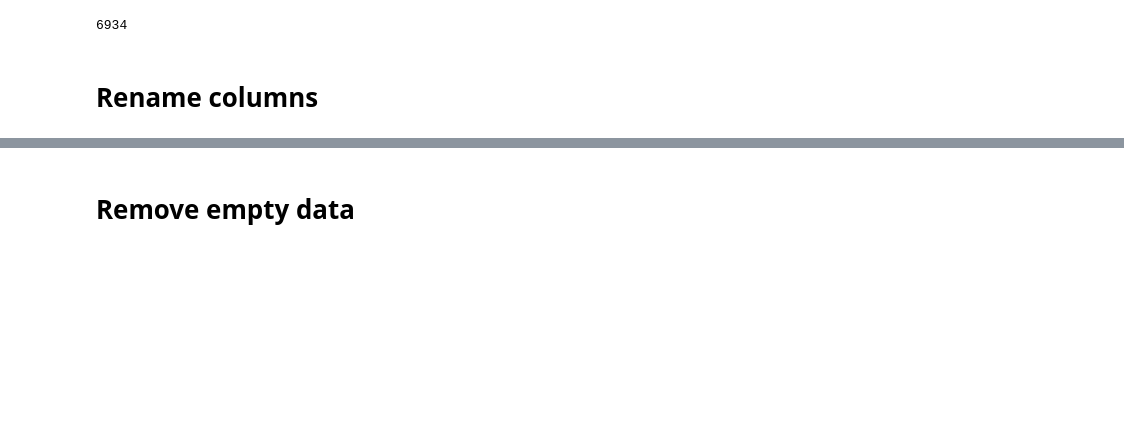
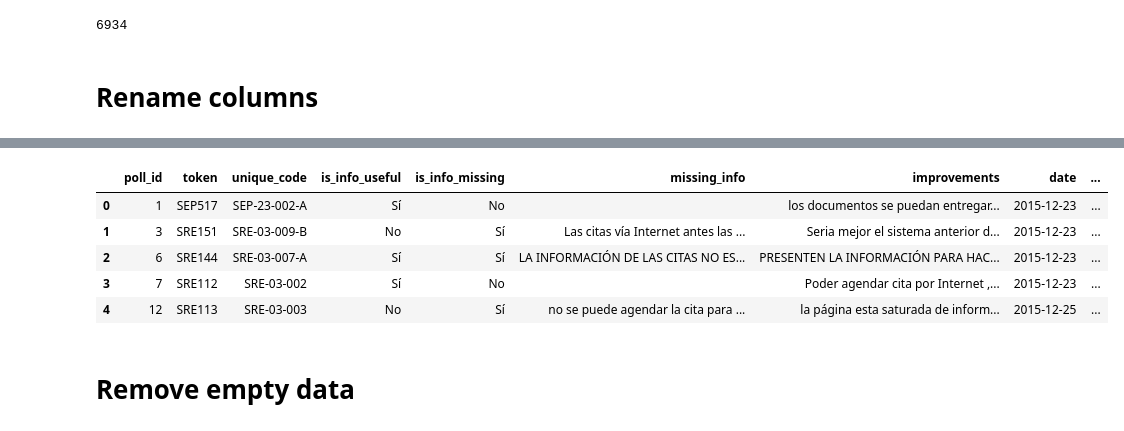
Before and after one commit to omar-bracamontes-zavala/Sermone, a Jupyter notebook: pre_processing_adj_extraction.ipynb, the cells around one changed output, grey strips where cells are left out. Drawn from its saved outputs; the diff is of its cells as text; code cells hidden in the pictures; blank space fills up the shorter version.

```diff
--- a/pre_processing_adj_extraction.ipynb
+++ b/pre_processing_adj_extraction.ipynb
@@ -34,3 +36,14 @@ df.head()
+# %%
+df['Organization'] = df['unique_code'].str.split("-").str[0]
+# %%
+df.head()
+# %% [output]
+|  | poll_id | token | unique_code | is_info_useful | is_info_missing | missing_info | improvements | date | ... |
+| 0 | 1 | SEP517 | SEP-23-002-A | Sí | No |  | los documentos se puedan entregar... | 2015-12-23 | ... |
+| 1 | 3 | SRE151 | SRE-03-009-B | No | Sí | Las citas vía Internet antes las ... | Seria mejor el sistema anterior d... | 2015-12-23 | ... |
+| 2 | 6 | SRE144 | SRE-03-007-A | Sí | Sí | LA INFORMACIÓN DE LAS CITAS NO ES... | PRESENTEN LA INFORMACIÓN PARA HAC... | 2015-12-23 | ... |
+| 3 | 7 | SRE112 | SRE-03-002 | Sí | No |  | Poder agendar cita por Internet ,... | 2015-12-23 | ... |
+| 4 | 12 | SRE113 | SRE-03-003 | No | Sí | no se puede agendar la cita para ... | la página esta saturada de inform... | 2015-12-25 | ... |
 # %% [markdown]
 # Remove empty data
 # %%
```
Also changed, not shown: parts of 2 cells of this notebook.
